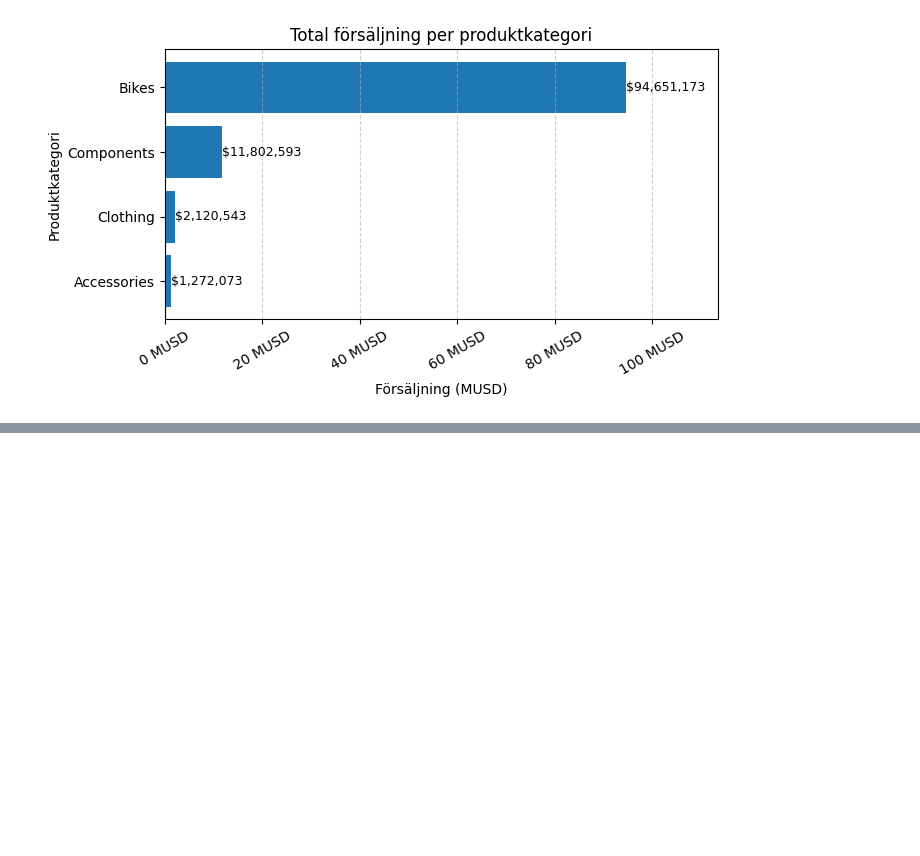
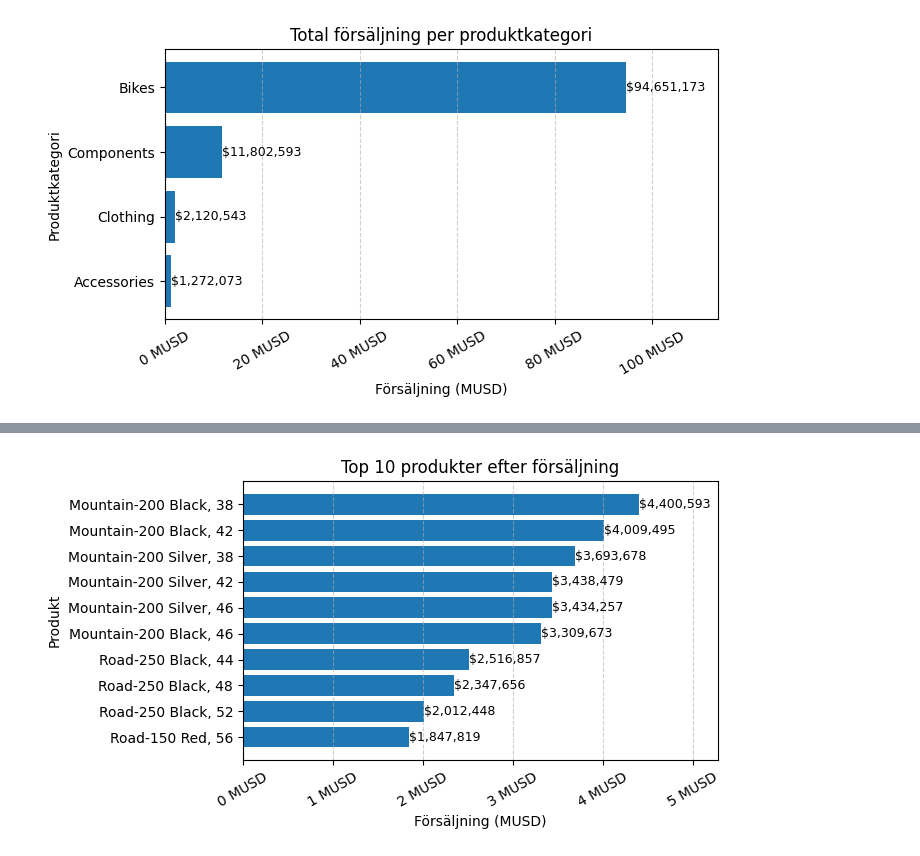
Before and after one commit to VictoriaElmander/SQL_Inlamning, a Jupyter notebook: main.ipynb, the cells around one changed output, grey strips where cells are left out. Cells and saved outputs as stored; diff of their text form; code cells hidden in the pictures; blank space fills up the shorter version.

```diff
--- a/main.ipynb
+++ b/main.ipynb
@@ -279,0 +477,74 @@ plt.show()
+# %%
+### Uppgift 5
+# Top 10 produkter
+# Affärsfråga: Vilka 10 produkter genererar mest försäljning?
+
+query_5="""
+SELECT TOP 10
+    SUM(sod.LineTotal) AS TotalForsaljningPerProdukt,
+    p.Name AS Produkt,
+    pc.Name AS Kategori,
+    AVG(sod.UnitPrice) AS MedelPris_perOrderrad,
+    SUM(sod.UnitPrice * sod.OrderQty) / NULLIF(SUM(sod.OrderQty), 0) AS MedelPris_vagt --Utan discount
+FROM Sales.SalesOrderDetail sod
+JOIN Production.Product p ON sod.ProductID = p.ProductID
+LEFT JOIN Production.ProductSubcategory ps ON p.ProductSubcategoryID = ps.ProductSubcategoryID
+LEFT JOIN Production.ProductCategory pc ON ps.ProductCategoryID = pc.ProductCategoryID
+GROUP BY p.Name, pc.Name
+ORDER BY SUM(sod.LineTotal) DESC;
+"""
+
+df_5 = query_df(query_5)
+df_5
+
+plt.figure(figsize=(7, 4))
+
+bars = plt.barh(
+    df_5["Produkt"],
+    df_5["TotalForsaljningPerProdukt"]
+)
+
+plt.title("Top 10 produkter efter försäljning")
+plt.xlabel("Försäljning (MUSD)")
+plt.ylabel("Produkt")
+
+# Högsta värdet överst
+plt.gca().invert_yaxis()
+
+# Vertikala hjälplinjer
+plt.grid(axis="x", linestyle="--", alpha=0.6)
+
+#Formattering x-axel
+ax = plt.gca()
+ax.xaxis.set_major_formatter(
+    mtick.FuncFormatter(lambda x, _: f"{x/1_000_000:.0f} MUSD")
+)
+plt.xticks(rotation=30)
+
+# Extra utrymme så texten inte kapas
+max_value = df_5["TotalForsaljningPerProdukt"].max()
+plt.xlim(0, max_value * 1.2)
+
+# Lägg exakta värden på staplarna
+for bar in bars:
+    width = bar.get_width()
+    plt.text(
+        width,
+        bar.get_y() + bar.get_height() / 2,
+        f"${width:,.0f}",
+        va="center",
+        ha="left",
+        fontsize=9
+    )
+
+plt.tight_layout()
+plt.show()
+df_5_display = df_5.copy()
+
+df_5_display.style.format({
+    "TotalForsaljningPerProdukt": "${:,.0f} ",
+    "MedelPris_perOrderrad": "${:,.0f} ",
+    "MedelPris_vagt": "${:,.0f} "
+})
+# %% [output]
+[figure, added]
```
Also changed, not shown: parts of 8 cells of this notebook, 4 other files.
